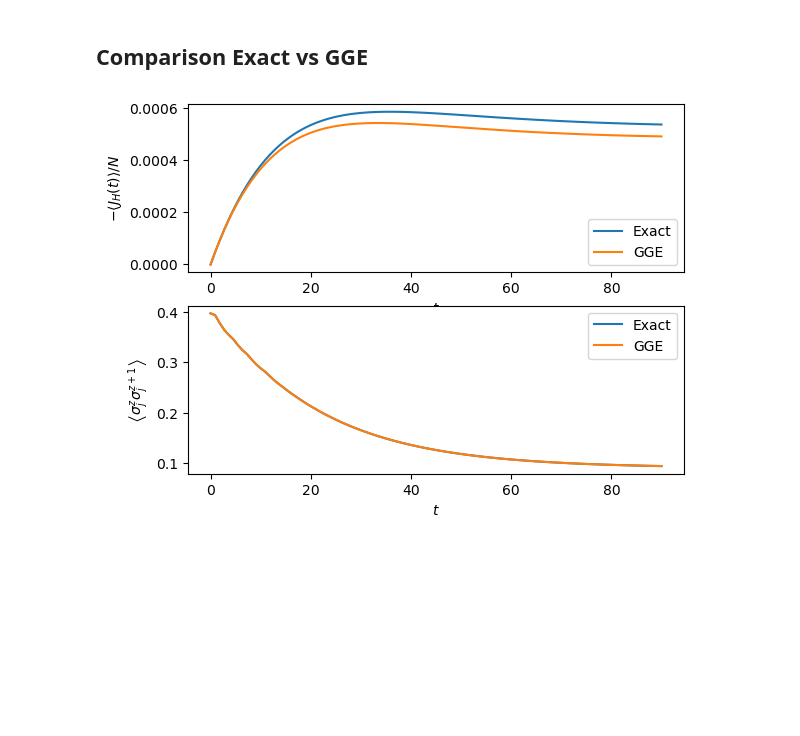
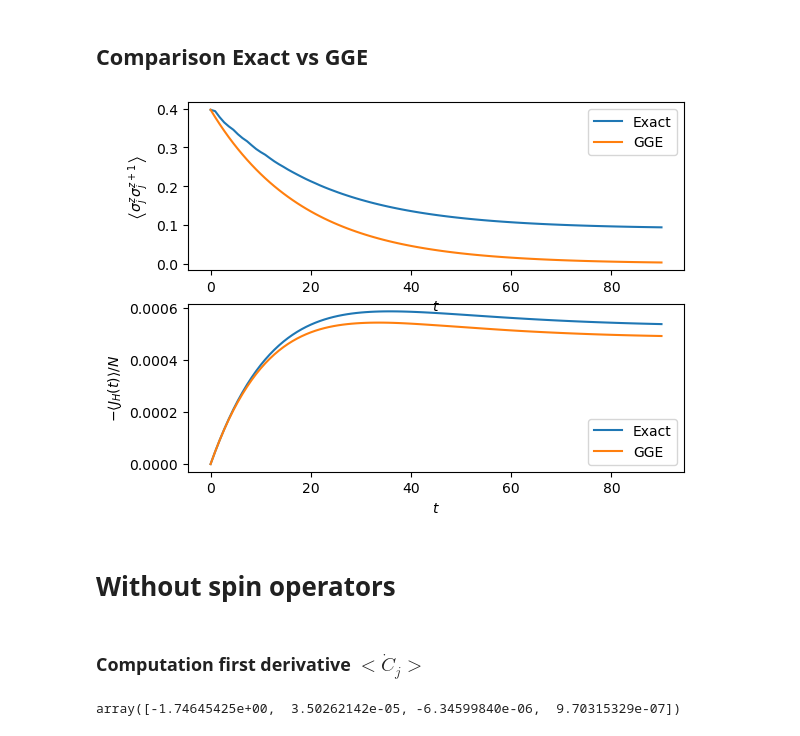
Before and after one commit to 1nthony/tp_4, a Jupyter notebook: time_dependent_GGE.ipynb, the cells around one changed output. Drawn from its saved outputs; the diff is of its cells as text; code cells hidden in the pictures; blank space fills up the shorter version.

```diff
--- a/time_dependent_GGE.ipynb
+++ b/time_dependent_GGE.ipynb
@@ -1035,31 +1082,34 @@ plt.savefig("results/time_dependent_GGE/heisenberg_spins/first_try/observables_G
 # %% [markdown]
 ## Comparison Exact vs GGE
 # %%
-plt.subplot(2, 1, 1)
+plt.subplot(2, 1, 2)
 
 t_eval, Y = np.loadtxt("results/time_dependent_GGE/heisenberg_spins/first_try/avg_current.txt", unpack=True)
 ts = np.loadtxt(f'results/time_dependent_GGE/heisenberg_spins/sol_exact/N_{N}/ts.txt')
 JHs_exact = np.loadtxt(f'results/time_dependent_GGE/heisenberg_spins/sol_exact/N_{N}/avg_current.txt')
 
 plt.plot(ts, JHs_exact, label='Exact')
 plt.plot(t_eval, Y, label='GGE')
 plt.xlabel(r'$t$')
 plt.ylabel(r'$-\left< J_H(t) \right> / N$')
 plt.legend()
-plt.savefig("results/time_dependent_GGE/heisenberg_spins/first_try/avg_current.pdf")
 
 
 
-plt.subplot(2, 1, 2)
+plt.subplot(2, 1, 1)
 t_eval, Y = np.loadtxt("results/time_dependent_GGE/heisenberg_spins/first_try/spin_neighbor_correlation.txt", unpack=True)
-Y = np.loadtxt(f'results/time_dependent_GGE/heisenberg_spins/sol_exact/N_{N}/spin_neighbor_correlation.txt')
+Y_exact = np.loadtxt(f'results/time_dependent_GGE/heisenberg_spins/sol_exact/N_{N}/spin_neighbor_correlation.txt')
 ts = np.loadtxt(f'results/time_dependent_GGE/heisenberg_spins/sol_exact/N_{N}/ts.txt')
 
-plt.plot(ts, Y, label='Exact')
+plt.plot(ts, Y_exact, label='Exact')
 plt.plot(t_eval, Y, label='GGE')
 plt.xlabel(r'$t$')
 plt.ylabel(r'$\left< \sigma_j^z \sigma_j^{z+1} \right>$')
 plt.legend()
 plt.savefig("results/time_dependent_GGE/heisenberg_spins/first_try/observables_exact_VS_GGE.pdf")
 # %% [output]
-[figure, old version]
+[figure, new version]
+# %% [markdown]
+# Without spin operators
+# %% [markdown]
+### Computation first derivative $<\dot C_j>$
@@ -1065,0 +1173,40 @@ plt.savefig("results/time_dependent_GGE/heisenberg_spins/first_try/observables_e
+# %%
+def force_2(lagr, conserved_quantities) :
+    """
+    Compute the force acting on the Lagrange multipliers, given the Lagrange multipliers, the conserved quantities.
+
+    Parameters
+    ----------
+    lagr : list of float
+        The Lagrange multipliers.
+
+    conserved_quantities : list of scipy.sparse.csr_matrix
+        The conserved quantities.
+
+    Returns
+    -------
+    list of float
+        The force acting on the Lagrange multipliers.
+    """
+    rho_GGE_current = GGE(lagr, conserved_quantities)
+    Cjs_old = np.loadtxt("results/time_dependent_GGE/heisenberg_spins/first_try/Cjs.txt")
+    Cjs_new = np.zeros_like(Cjs_old)
+
+
+    n = len(conserved_quantities)
+    vect = np.zeros(n)
+    for j in range(n) :
+        Cjs_new[j] = scp.sparse.csr_matrix.trace(conserved_quantities[j] @ rho_GGE_current)
+        vect[j] = (Cjs_new[j] - Cjs_old[j]) / dt
+    np.savetxt("results/time_dependent_GGE/heisenberg_spins/first_try/Cjs.txt", Cjs_new)
+
+    chi_mat = chi(lagr, conserved_quantities)
+    chi_mat_inv = np.linalg.inv(chi_mat)
+
+    f = -chi_mat_inv @ vect
+    return f
+
+
+display(force_2([0]*len(Cs), Cs))
+# %% [output]
+array([-1.74645425e+00,  3.50262142e-05, -6.34599840e-06,  9.70315329e-07])
```
Also changed, not shown: parts of 80 cells of this notebook, 1 other file.
